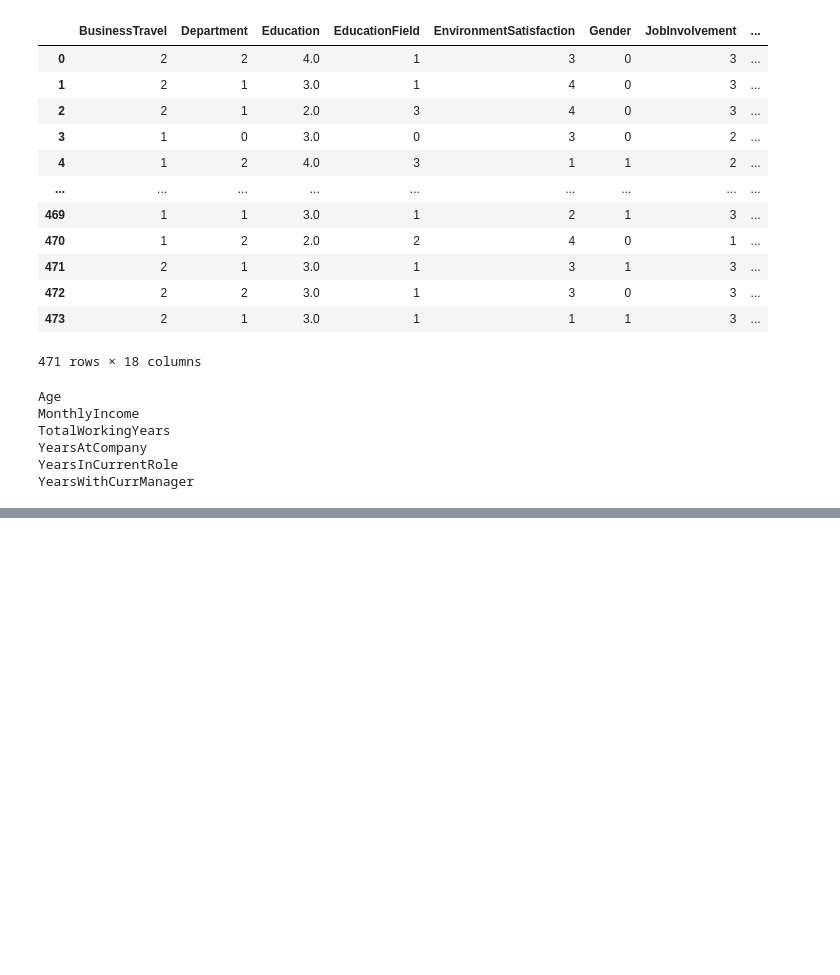
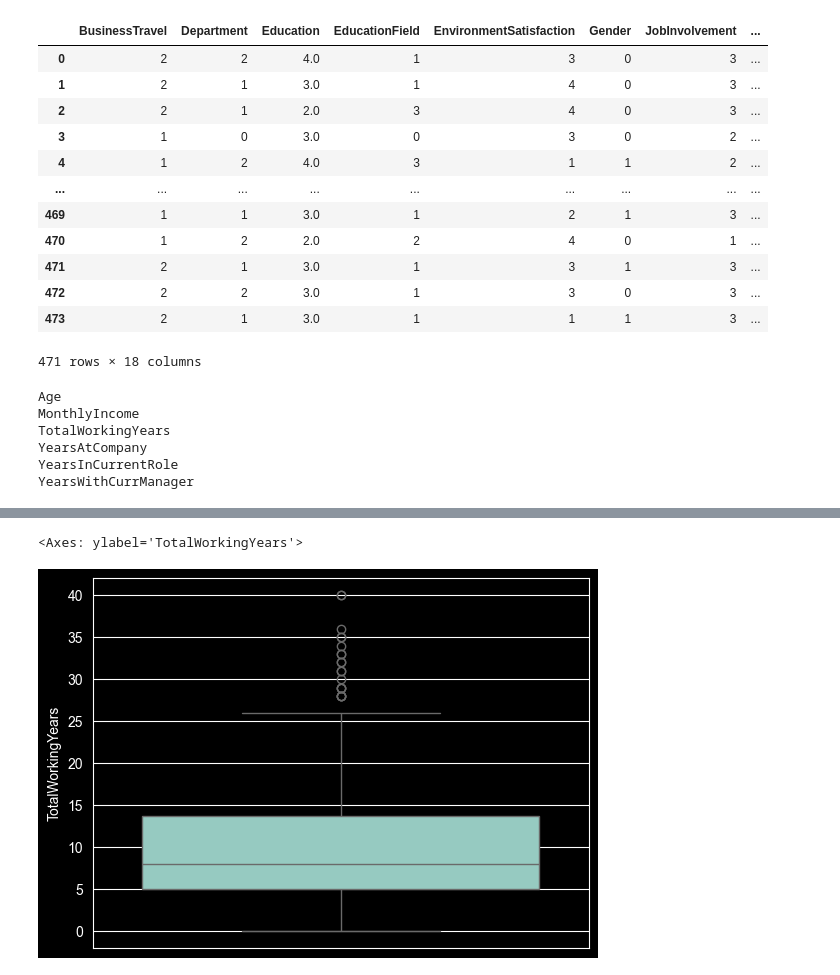
Before and after one commit to loplop05/Employee-Attriation, a Jupyter notebook: EmployeeWorkSheet.ipynb, the cells around one changed output, grey strips where cells are left out. Saved outputs shown, nothing was run; the diff lists cells and outputs as text; code cells hidden in the pictures; blank space fills up the shorter version.

```diff
--- a/EmployeeWorkSheet.ipynb
+++ b/EmployeeWorkSheet.ipynb
@@ -297,0 +319,5 @@ YearsWithCurrManager
+# %%
+sns.boxplot(data=df,y=df['TotalWorkingYears'])
+# %% [output]
+<Axes: ylabel='TotalWorkingYears'>
+[figure, added]
```
Also changed, not shown: parts of 8 cells of this notebook.
